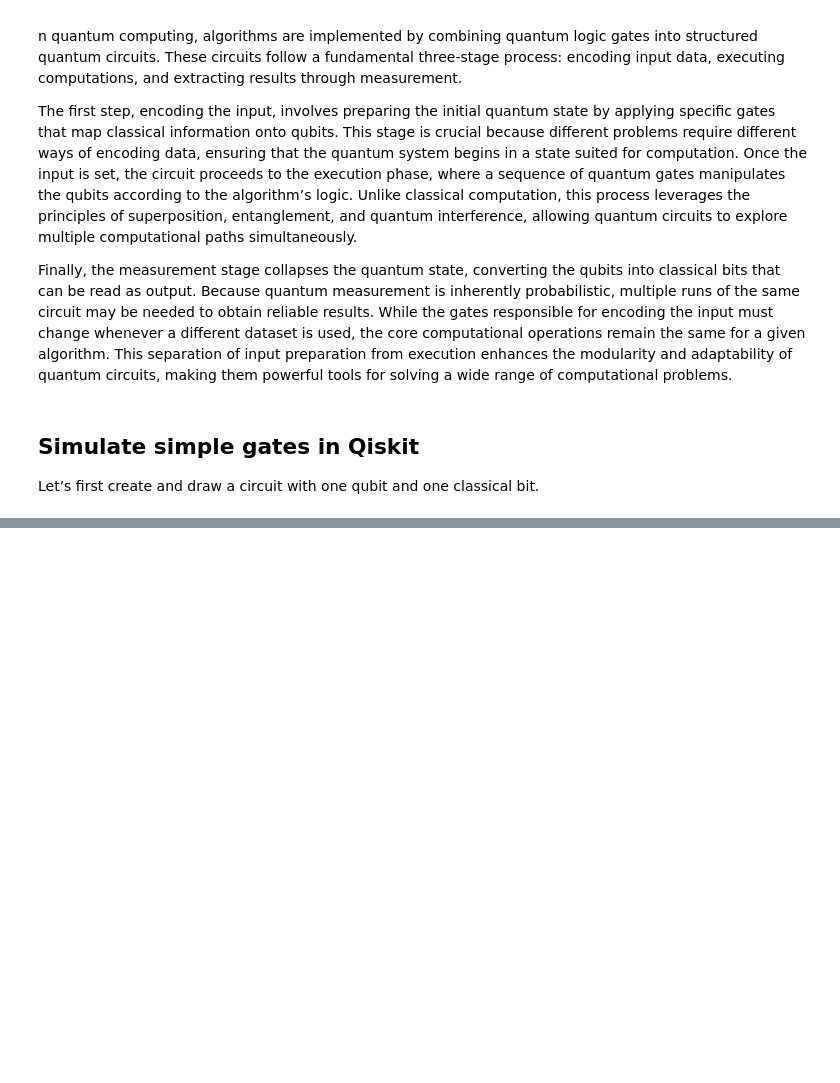
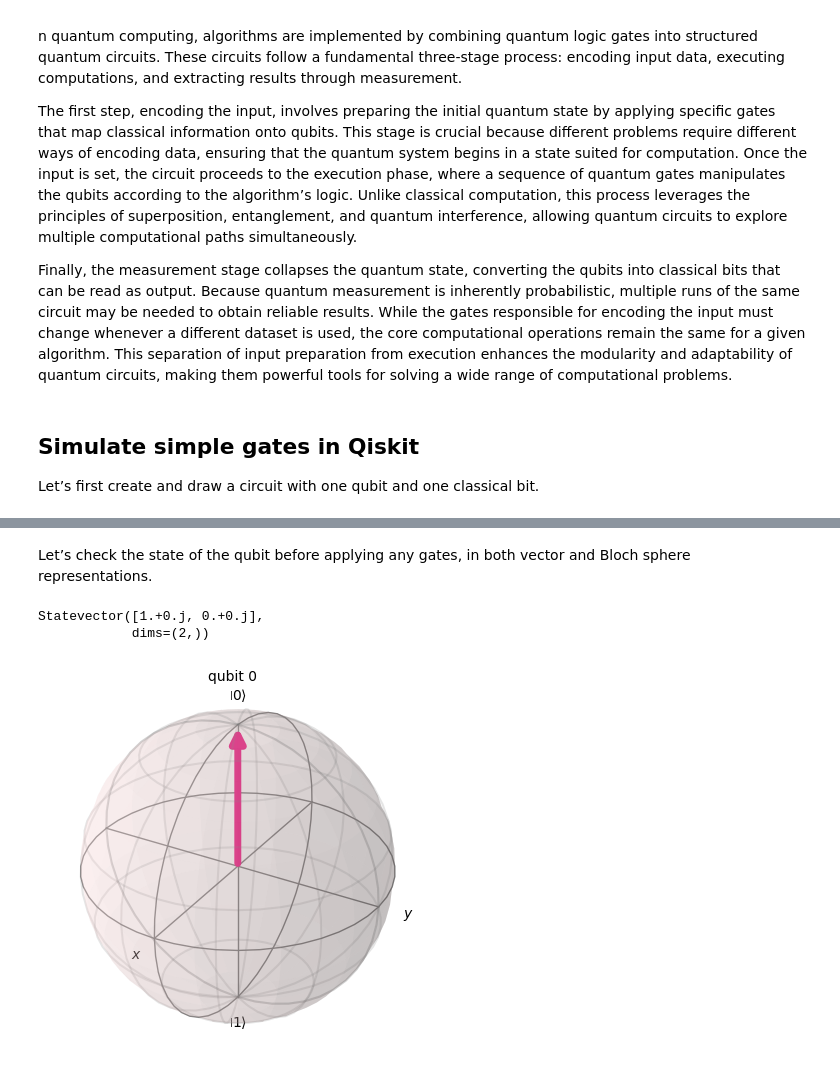
Before and after one commit to vthot4/Quantum_Computing_notes, a Jupyter notebook: notebooks/01_notebook.ipynb, the cells around one changed output, grey strips where cells are left out. Cells and saved outputs as stored; diff of their text form; code cells hidden in the pictures; blank space fills up the shorter version.

Commit message:
feat(01_notebook): Add first qubit

```diff
--- a/notebooks/01_notebook.ipynb
+++ b/notebooks/01_notebook.ipynb
@@ -60,0 +63,15 @@ qc.draw(output = 'mpl')
+# %% [markdown]
+Let’s check the state of the qubit before applying any gates, in both vector and Bloch sphere representations.
+# %%
+# subpackages need to be separately imported
+from qiskit.quantum_info import Statevector
+from qiskit.visualization import plot_bloch_multivector
+
+init_state = Statevector(qc);
+print(init_state)
+
+plot_bloch_multivector(init_state)
+# %% [output]
+Statevector([1.+0.j, 0.+0.j],
+            dims=(2,))
+[figure, added]
```
Also changed, not shown: parts of 10 cells of this notebook, 1 other file.
